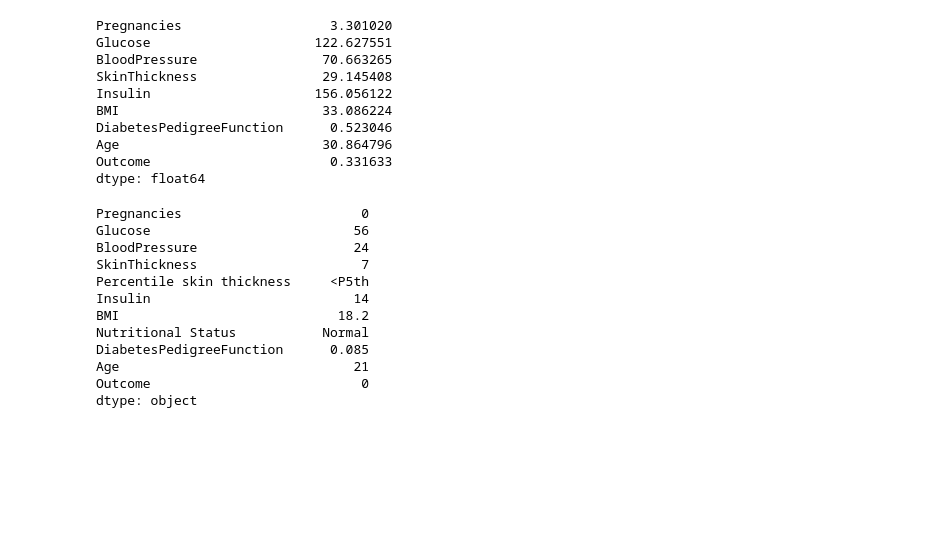
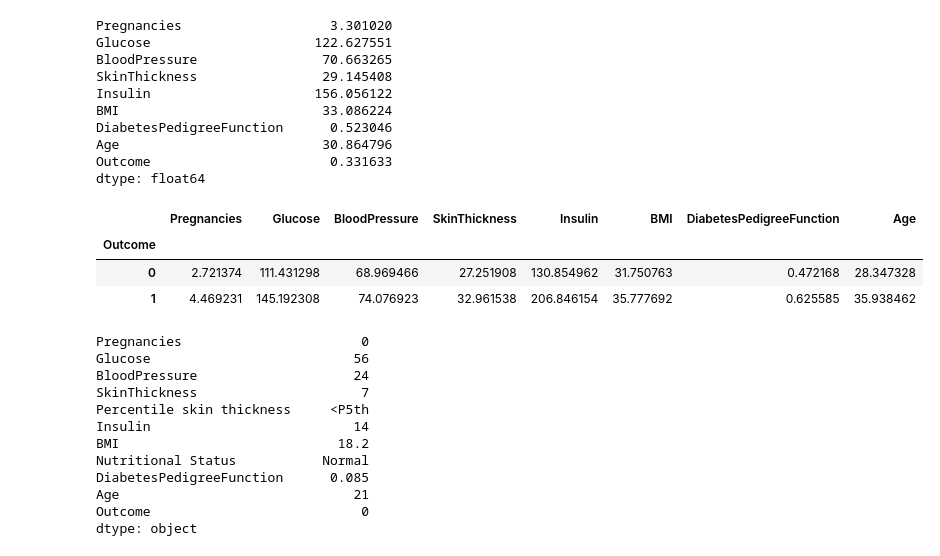
Before and after one commit to npradaschnor/Pima-Indians-Diabetes-Dataset, a Jupyter notebook: Pima Indians Diabetes Dataset.ipynb, the cells around one changed output. Cells and saved outputs as stored; diff of their text form; code cells hidden in the pictures; blank space fills up the shorter version.

```diff
--- a/Pima Indians Diabetes Dataset.ipynb
+++ b/Pima Indians Diabetes Dataset.ipynb
@@ -547,6 +569,13 @@ DiabetesPedigreeFunction      0.523046
 Age                          30.864796
 Outcome                       0.331633
 dtype: float64
+# %%
+pima_all.groupby('Outcome').mean()
+# %% [output]
+|  | Pregnancies | Glucose | BloodPressure | SkinThickness | Insulin | BMI | DiabetesPedigreeFunction | Age |
+| Outcome |  |  |  |  |  |  |  |  |
+| 0 | 2.721374 | 111.431298 | 68.969466 | 27.251908 | 130.854962 | 31.750763 | 0.472168 | 28.347328 |
+| 1 | 4.469231 | 145.192308 | 74.076923 | 32.961538 | 206.846154 | 35.777692 | 0.625585 | 35.938462 |
 # %%
 pima_all.min()
 # %% [output]
```
Also changed, not shown: parts of 13 cells of this notebook.
